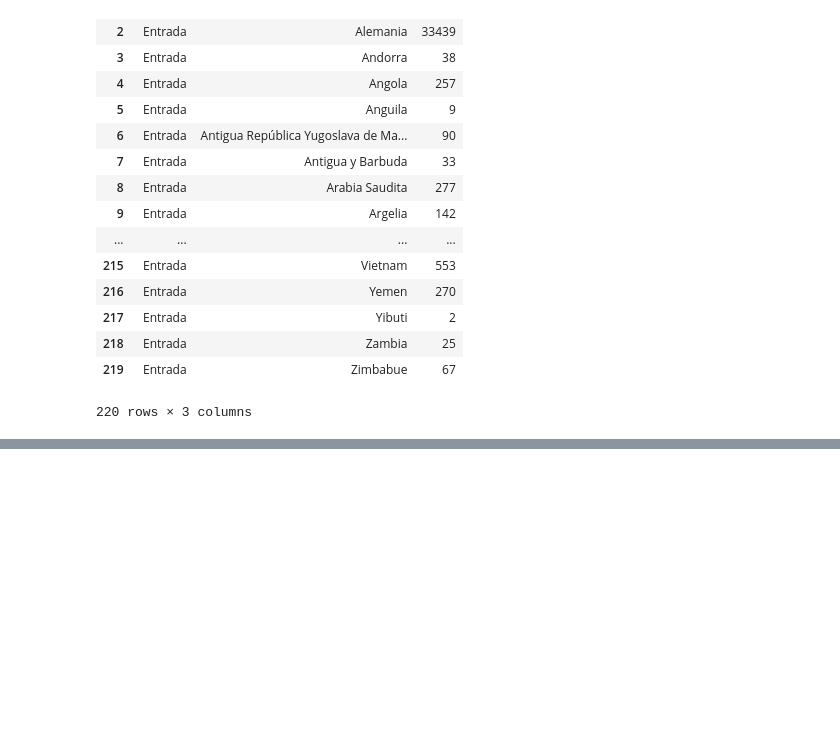
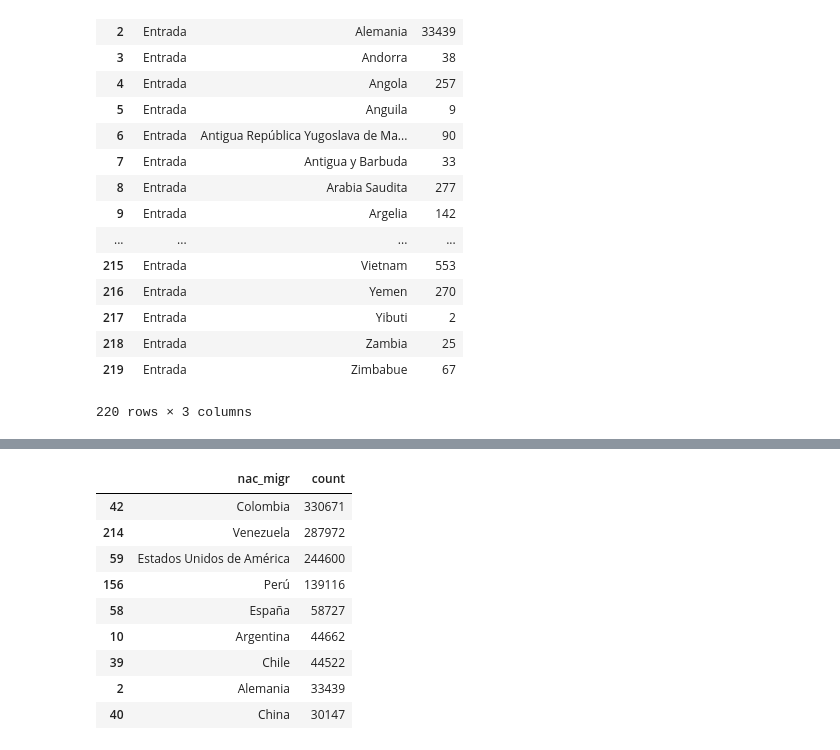
Before and after one commit to suprematis/Ecuador_Migration_Patterns, a Jupyter notebook: Migration_Data_Ingest_Ecuador.ipynb, the cells around one changed output, grey strips where cells are left out. Drawn from its saved outputs; the diff is of its cells as text; code cells hidden in the pictures; blank space fills up the shorter version.

```diff
--- a/Migration_Data_Ingest_Ecuador.ipynb
+++ b/Migration_Data_Ingest_Ecuador.ipynb
@@ -217 +230,16 @@ top_ten_entry = entry_by_country_sorted[['nac_migr','count']].head(10)
+# %%
+#forn stands for "foreign", not from Ecuador
+top_ten_entry_forn = top_ten_entry.iloc[1:]
+top_ten_entry_forn
+# %% [output]
+|  | nac_migr | count |
+| 42 | Colombia | 330671 |
+| 214 | Venezuela | 287972 |
+| 59 | Estados Unidos de América | 244600 |
+| 156 | Perú | 139116 |
+| 58 | España | 58727 |
+| 10 | Argentina | 44662 |
+| 39 | Chile | 44522 |
+| 2 | Alemania | 33439 |
+| 40 | China | 30147 |
 # %%
```
Also changed, not shown: parts of 2 cells of this notebook.
